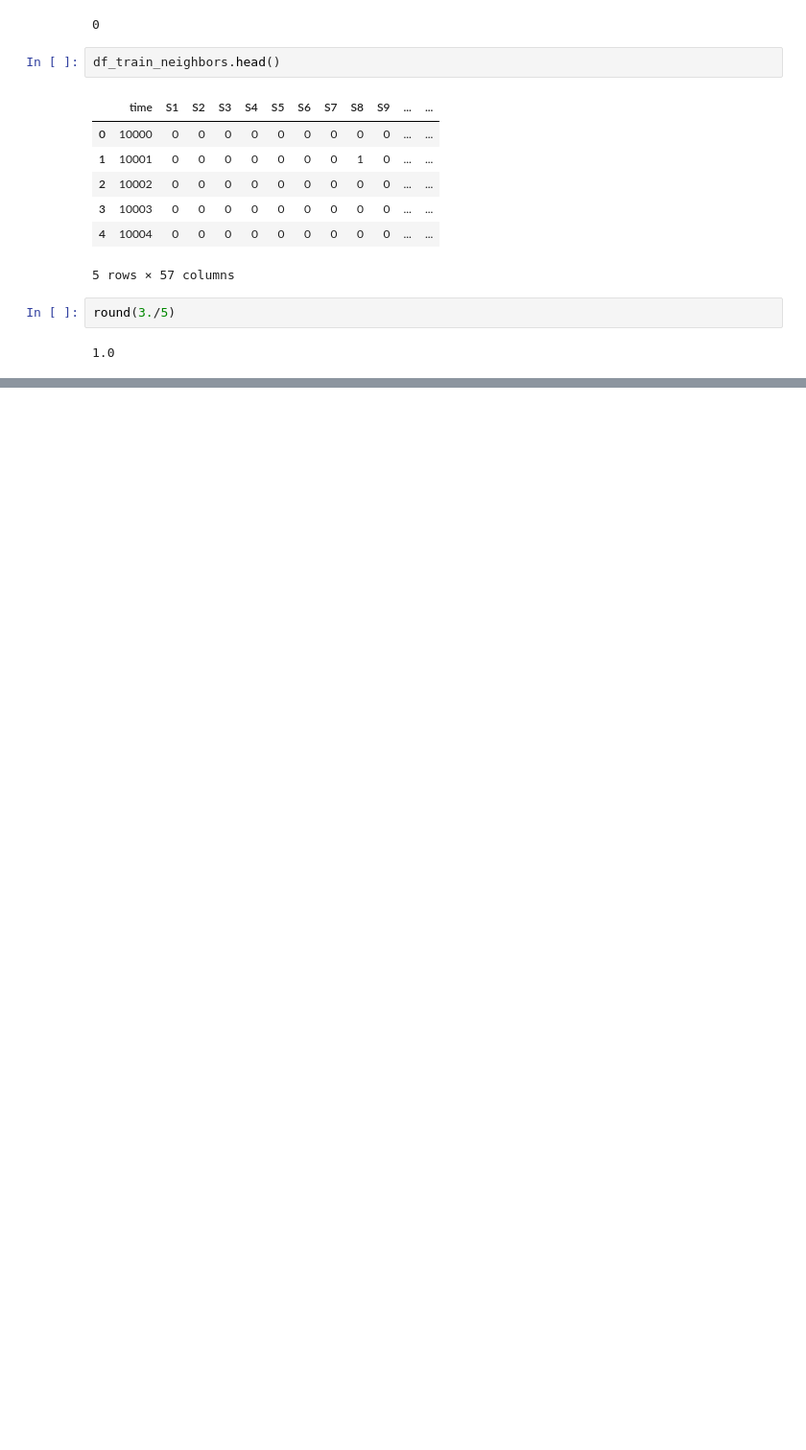
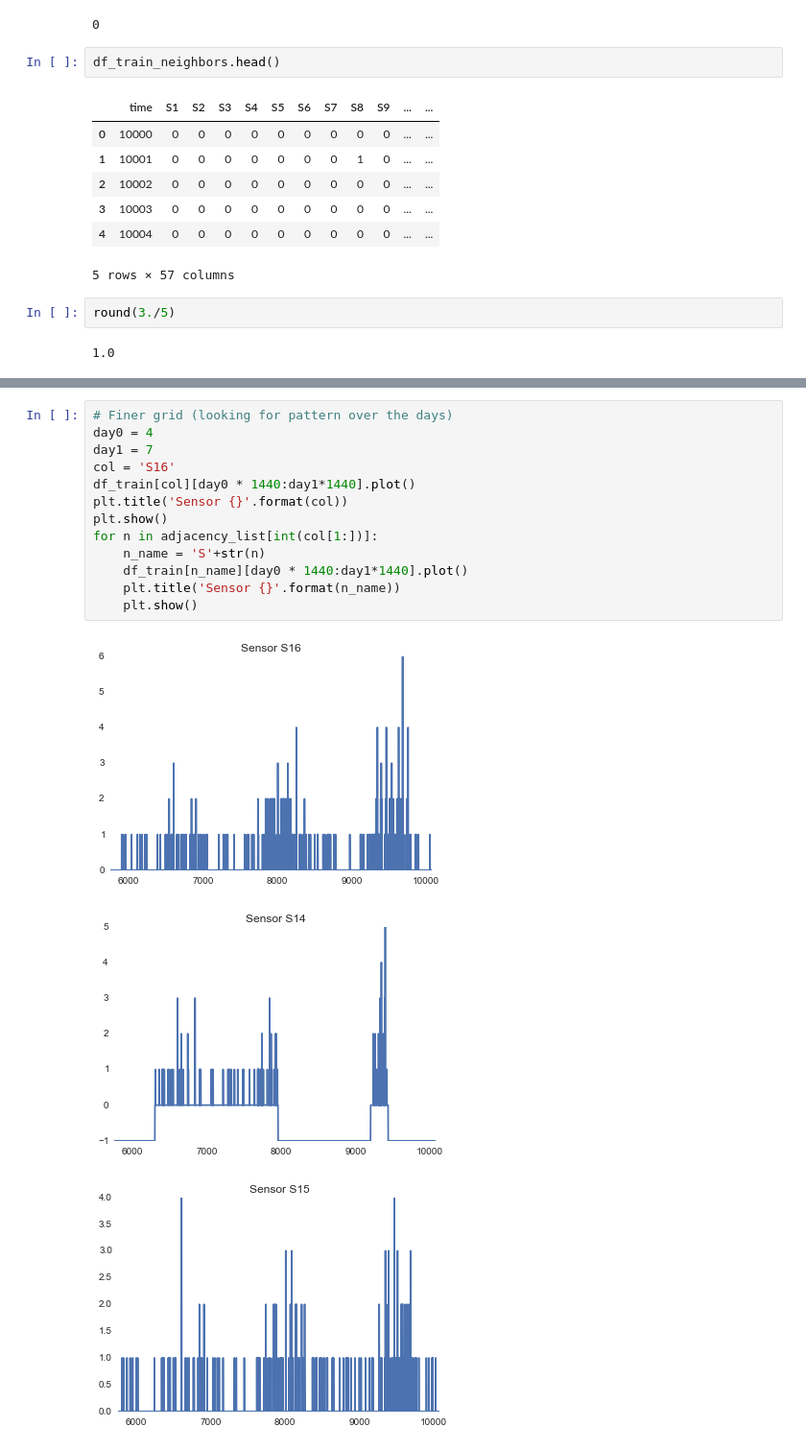
Before and after one commit to LeonhardFS/HumanFlow, a Jupyter notebook: Predictions_nico.ipynb, the cells around one changed output, grey strips where cells are left out. Shown: that part at 96% size. Drawn from its saved outputs; the diff is of its cells as text; blank space fills up the shorter version.

```diff
--- a/Predictions_nico.ipynb
+++ b/Predictions_nico.ipynb
@@ -210,0 +247,17 @@ round(3./5)
+# %%
+# Finer grid (looking for pattern over the days)
+day0 = 4
+day1 = 7
+col = 'S16'
+df_train[col][day0 * 1440:day1*1440].plot()
+plt.title('Sensor {}'.format(col))
+plt.show()
+for n in adjacency_list[int(col[1:])]:
+    n_name = 'S'+str(n)
+    df_train[n_name][day0 * 1440:day1*1440].plot()
+    plt.title('Sensor {}'.format(n_name))
+    plt.show()
+# %% [output]
+[figure, added]
+[figure, added]
+[figure, added]
```
Also changed, not shown: parts of 8 cells of this notebook, 1 other file.
